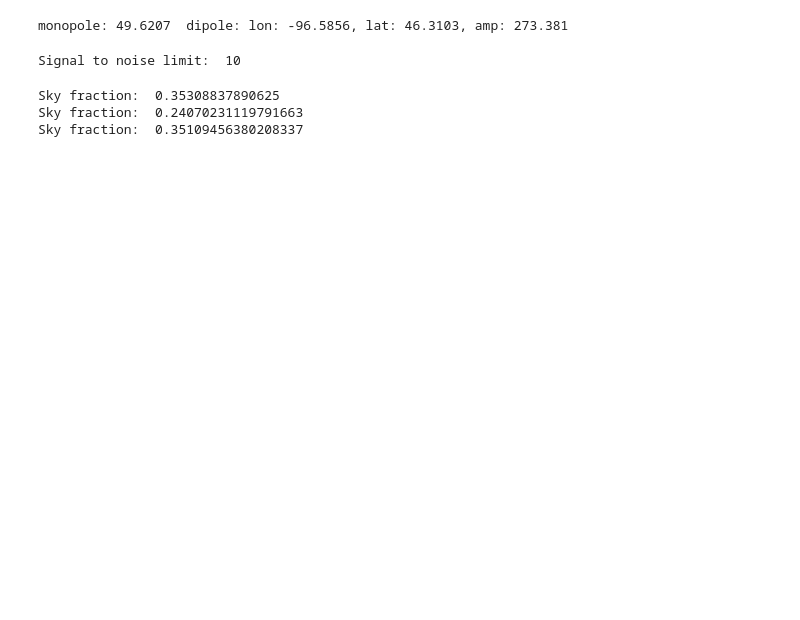
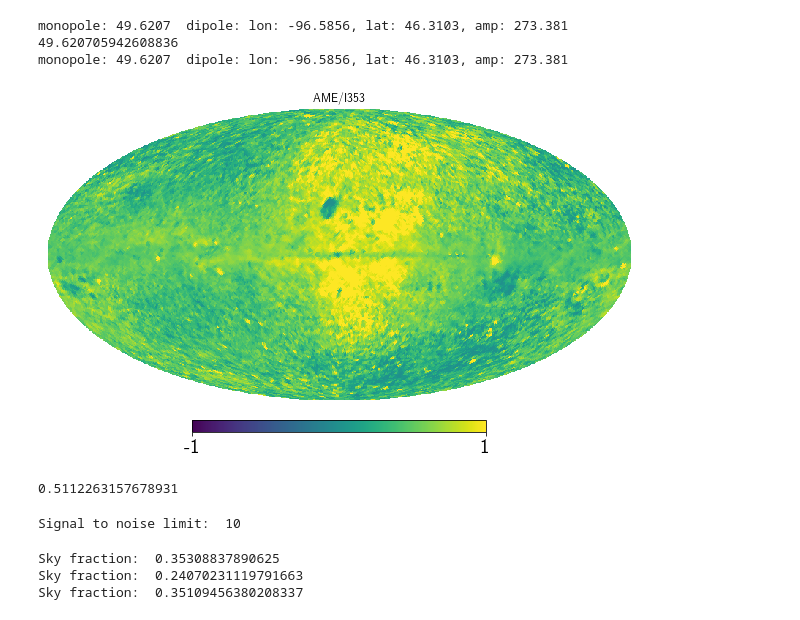
Before and after one commit to hermda02/dang, a Jupyter notebook: scripts/sed_plotter.ipynb, the cells around one changed output. Saved outputs shown, nothing was run; the diff lists cells and outputs as text; code cells hidden in the pictures; blank space fills up the shorter version.

```diff
--- a/scripts/sed_plotter.ipynb
+++ b/scripts/sed_plotter.ipynb
@@ -166,19 +170,29 @@ for i in range(len(dust_Q_unc)):
 # %%
 # This approach will be to divide each map by the actual npip26v20 353 (Q or U) map for normalization
 # In essence, this means that in our 'units', the npipe6v20 is equal to 1.0 everywhere.
-
-dust_353[0][:] = hp.remove_dipole(dust_353[0][:],gal_cut=75)
+mono_dip       = hp.remove_dipole(dust_353[0][:],gal_cut=75,fitval=True)
+print(mono_dip[1])
+dust_353[0][:] = hp.remove_dipole(dust_353[0][:],gal_cut=75) + mono_dip[1]
 
 synch_Q_scaled = synch_Q_030/dust_353[1][:]
 synch_U_scaled = synch_U_030/dust_353[2][:]
 synch_P_scaled = synch_P_030/dust_353_P
 # %% [output]
 monopole: 49.6207  dipole: lon: -96.5856, lat: 46.3103, amp: 273.381
+49.620705942608836
+monopole: 49.6207  dipole: lon: -96.5856, lat: 46.3103, amp: 273.381
 # %%
 # The idea here is that if the AME is as polarized as dust, then
 # Q_{AME}/Q_{dust,353} = I_{AME}/I_{dust,353} <- cmb corrected of course
 
 I_ame_over_I_353    = ame_map/dust_353[0][:]
+hp.mollview(I_ame_over_I_353,min=-1,max=1,title='AME/I353')
+plt.savefig('../ame_over_I353',dpi=300,bbox_inches='tight')
+plt.show()
+print(np.median(I_ame_over_I_353))
+# %% [output]
+[figure, added]
+0.5112263157678931
 # %%
 # Make signal to noise maps
 s_n_Q        = dust_353[1][:]/dust_353_rms[1][:]
```
Also changed, not shown: parts of 15 cells of this notebook.
